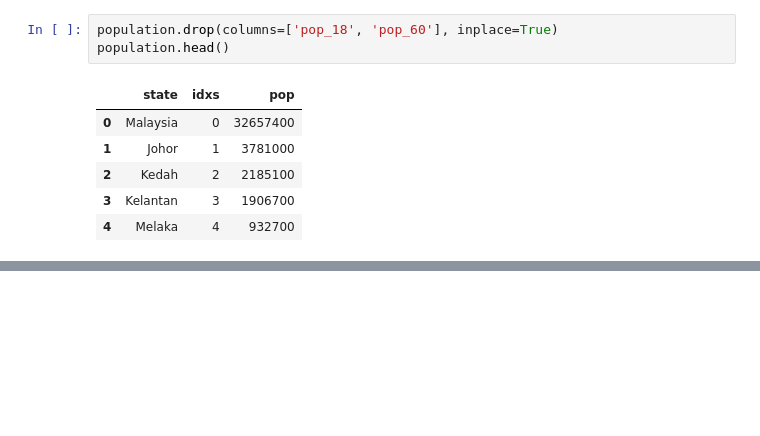
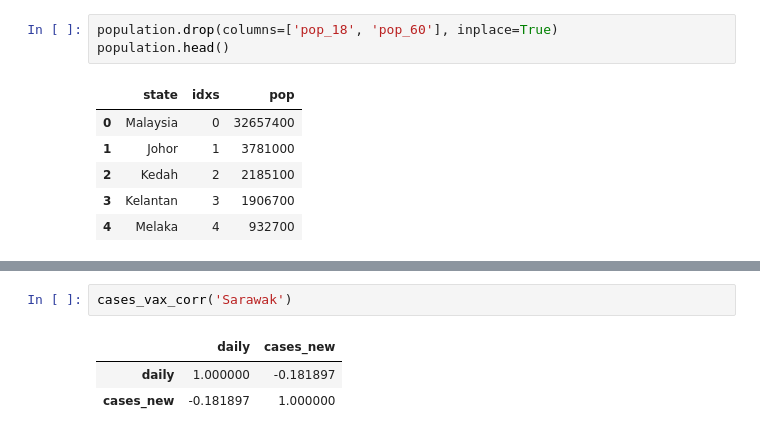
Before and after one commit to sidharrth2002/covid-streamlit-2, a Jupyter notebook: exploration.ipynb, the cells around one changed output, grey strips where cells are left out. Cells and saved outputs as stored; diff of their text form; blank space fills up the shorter version.

```diff
--- a/exploration.ipynb
+++ b/exploration.ipynb
@@ -942,0 +964,6 @@ population.head()
+# %%
+cases_vax_corr('Sarawak')
+# %% [output]
+|  | daily | cases_new |
+| daily | 1.000000 | -0.181897 |
+| cases_new | -0.181897 | 1.000000 |
```
Also changed, not shown: parts of 8 cells of this notebook.
